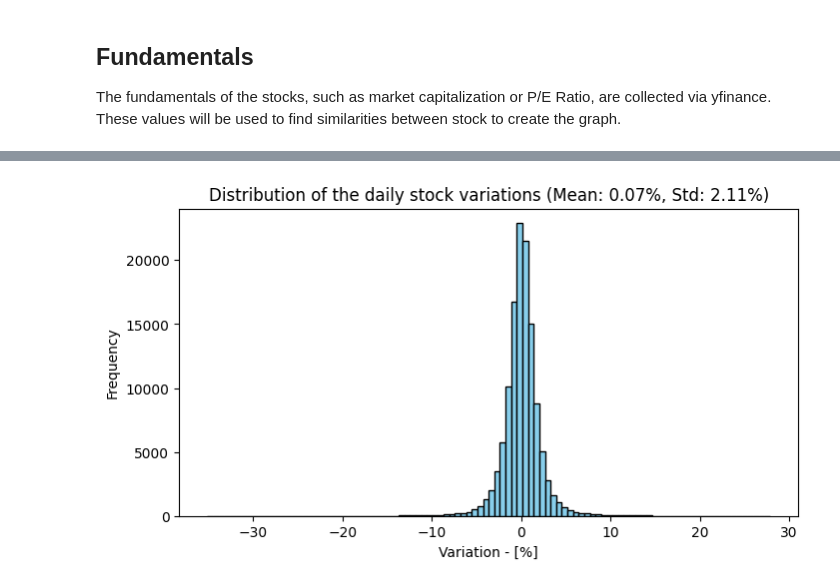
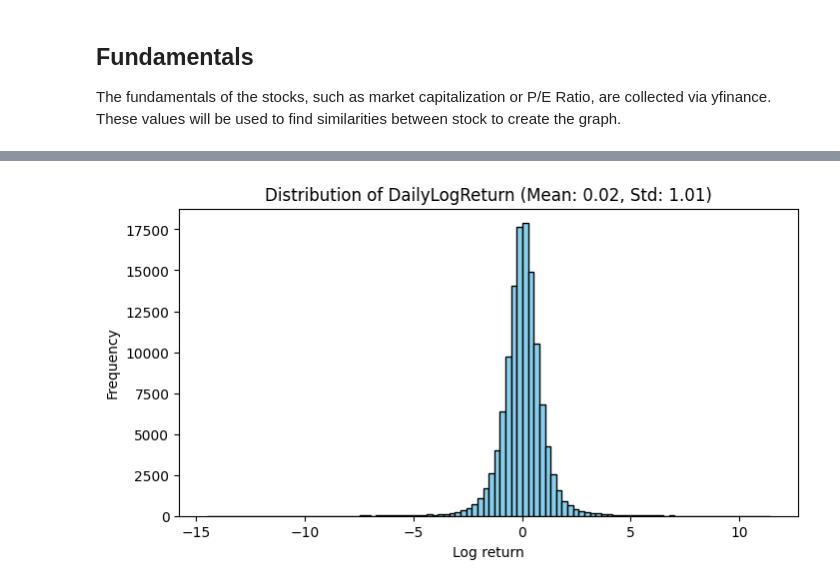
Before and after one commit to timothewt/SP100AnalysisWithGNNs, a Jupyter notebook: notebooks/1-data_collection_and_preprocessing.ipynb, the cells around one changed output, grey strips where cells are left out. Drawn from its saved outputs; the diff is of its cells as text; code cells hidden in the pictures.

```diff
--- a/notebooks/1-data_collection_and_preprocessing.ipynb
+++ b/notebooks/1-data_collection_and_preprocessing.ipynb
@@ -104,10 +113,11 @@ values.head(n=10)
 # %%
 plt.figure(figsize=(8, 4))
 
-plt.hist(values["Variation"], bins=100, color="skyblue", edgecolor="black")
-plt.title(f"Distribution of the daily stock variations (Mean: {values['Variation'].mean():.2f}%, Std: {values['Variation'].std():.2f}%)")
-plt.xlabel("Variation - [%]")
+column = "DailyLogReturn"
+plt.hist(values[column], bins=100, color="skyblue", edgecolor="black")
+plt.title(f"Distribution of {column} (Mean: {values[column].mean():.2f}, Std: {values[column].std():.2f})")
+plt.xlabel("Log return")
 plt.ylabel("Frequency")
 plt.show()
 # %% [output]
-[figure, old version]
+[figure, new version]
```
Also changed, not shown: parts of 7 cells of this notebook, 17 other files.
